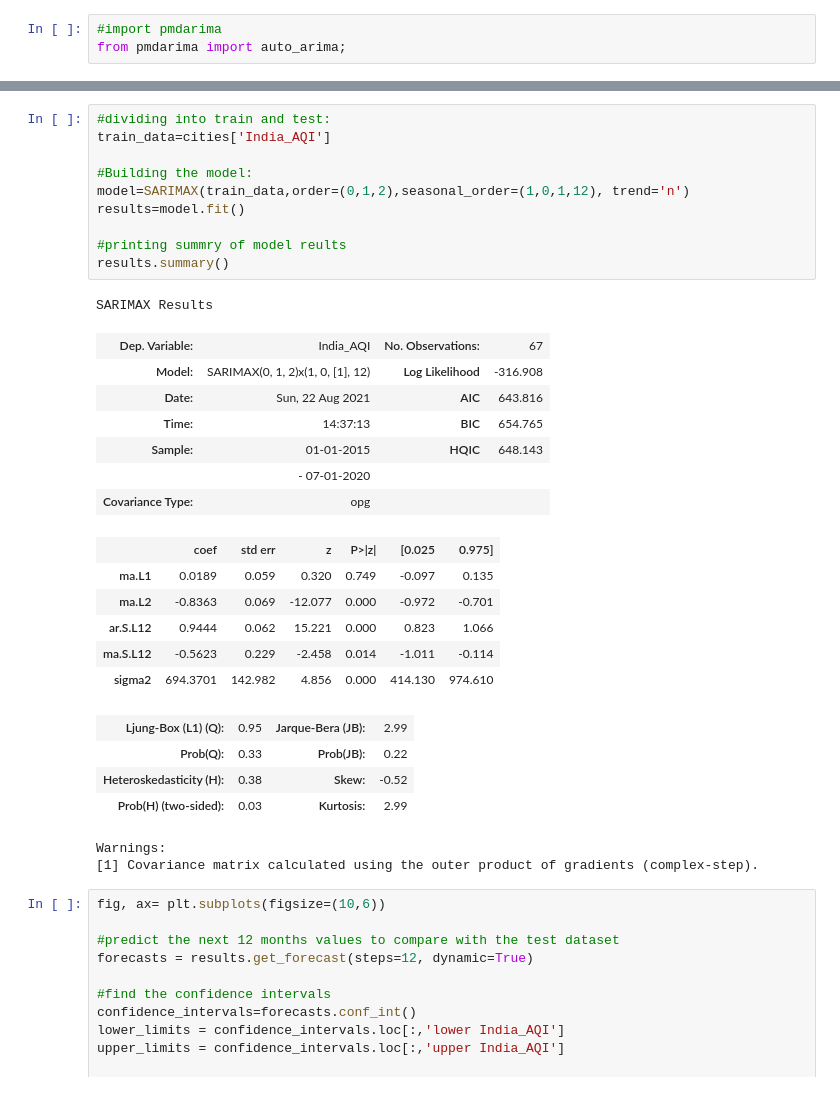
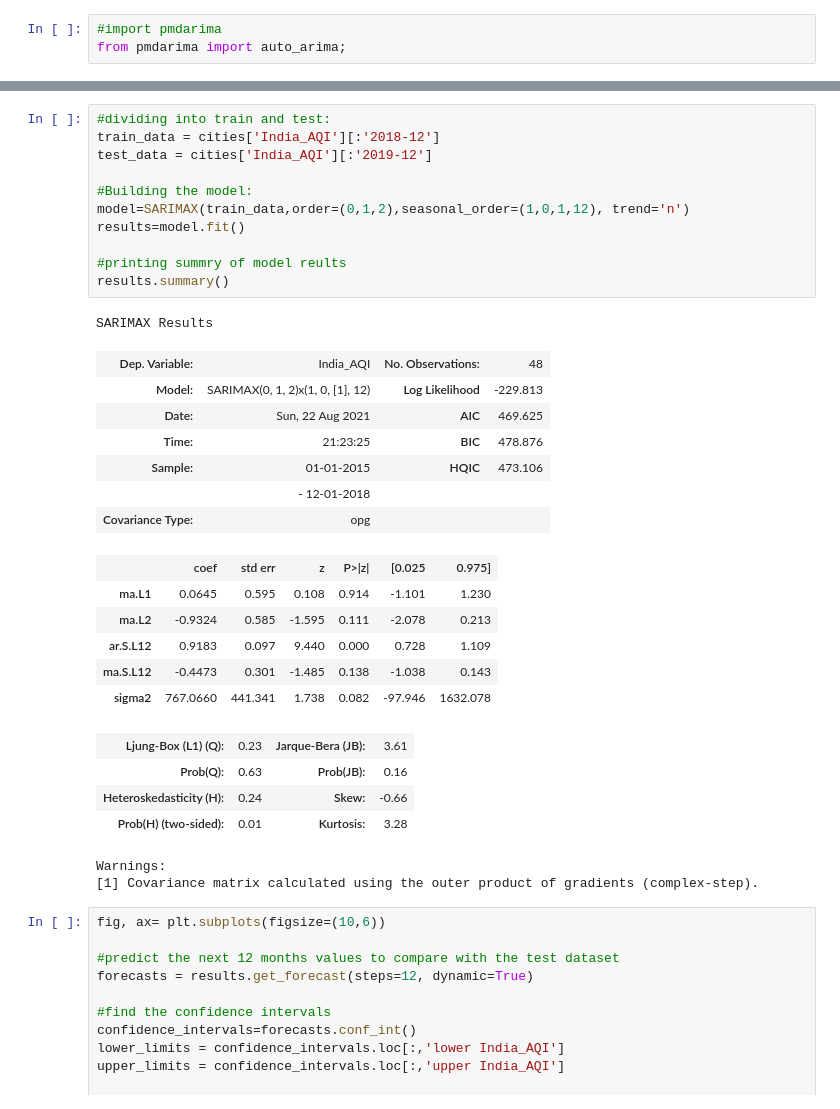
Before and after one commit to IndraP24/Air-Quality-Viz-App, a Jupyter notebook: notebooks/india-s-aqi-eda-forecasting-sarima.ipynb, the cells around one changed output, grey strips where cells are left out. Drawn from its saved outputs; the diff is of its cells as text.

```diff
--- a/notebooks/india-s-aqi-eda-forecasting-sarima.ipynb
+++ b/notebooks/india-s-aqi-eda-forecasting-sarima.ipynb
@@ -539,32 +518,33 @@ Warnings:
 # %%
 #dividing into train and test:
-train_data=cities['India_AQI']
+train_data = cities['India_AQI'][:'2018-12']
+test_data = cities['India_AQI'][:'2019-12']
 
 #Building the model:
 model=SARIMAX(train_data,order=(0,1,2),seasonal_order=(1,0,1,12), trend='n')
 results=model.fit()
 
 #printing summry of model reults
 results.summary()
 # %% [output]
 SARIMAX Results
-| Dep. Variable: | India_AQI | No. Observations: | 67 |
-| Model: | SARIMAX(0, 1, 2)x(1, 0, [1], 12) | Log Likelihood | -316.908 |
-| Date: | Sun, 22 Aug 2021 | AIC | 643.816 |
-| Time: | 14:37:13 | BIC | 654.765 |
-| Sample: | 01-01-2015 | HQIC | 648.143 |
-|  | - 07-01-2020 |  |  |
+| Dep. Variable: | India_AQI | No. Observations: | 48 |
+| Model: | SARIMAX(0, 1, 2)x(1, 0, [1], 12) | Log Likelihood | -229.813 |
+| Date: | Sun, 22 Aug 2021 | AIC | 469.625 |
+| Time: | 21:23:25 | BIC | 478.876 |
+| Sample: | 01-01-2015 | HQIC | 473.106 |
+|  | - 12-01-2018 |  |  |
 | Covariance Type: | opg |  |  |
 |  | coef | std err | z | P>|z| | [0.025 | 0.975] |
-| ma.L1 | 0.0189 | 0.059 | 0.320 | 0.749 | -0.097 | 0.135 |
-| ma.L2 | -0.8363 | 0.069 | -12.077 | 0.000 | -0.972 | -0.701 |
-| ar.S.L12 | 0.9444 | 0.062 | 15.221 | 0.000 | 0.823 | 1.066 |
-| ma.S.L12 | -0.5623 | 0.229 | -2.458 | 0.014 | -1.011 | -0.114 |
-| sigma2 | 694.3701 | 142.982 | 4.856 | 0.000 | 414.130 | 974.610 |
+| ma.L1 | 0.0645 | 0.595 | 0.108 | 0.914 | -1.101 | 1.230 |
+| ma.L2 | -0.9324 | 0.585 | -1.595 | 0.111 | -2.078 | 0.213 |
+| ar.S.L12 | 0.9183 | 0.097 | 9.440 | 0.000 | 0.728 | 1.109 |
+| ma.S.L12 | -0.4473 | 0.301 | -1.485 | 0.138 | -1.038 | 0.143 |
+| sigma2 | 767.0660 | 441.341 | 1.738 | 0.082 | -97.946 | 1632.078 |
-| Ljung-Box (L1) (Q): | 0.95 | Jarque-Bera (JB): | 2.99 |
-| Prob(Q): | 0.33 | Prob(JB): | 0.22 |
-| Heteroskedasticity (H): | 0.38 | Skew: | -0.52 |
-| Prob(H) (two-sided): | 0.03 | Kurtosis: | 2.99 |
+| Ljung-Box (L1) (Q): | 0.23 | Jarque-Bera (JB): | 3.61 |
+| Prob(Q): | 0.63 | Prob(JB): | 0.16 |
+| Heteroskedasticity (H): | 0.24 | Skew: | -0.66 |
+| Prob(H) (two-sided): | 0.01 | Kurtosis: | 3.28 |
 Warnings:
 [1] Covariance matrix calculated using the outer product of gradients (complex-step).
 # %%
```
Also changed, not shown: parts of 4 cells of this notebook, 4 other files.
